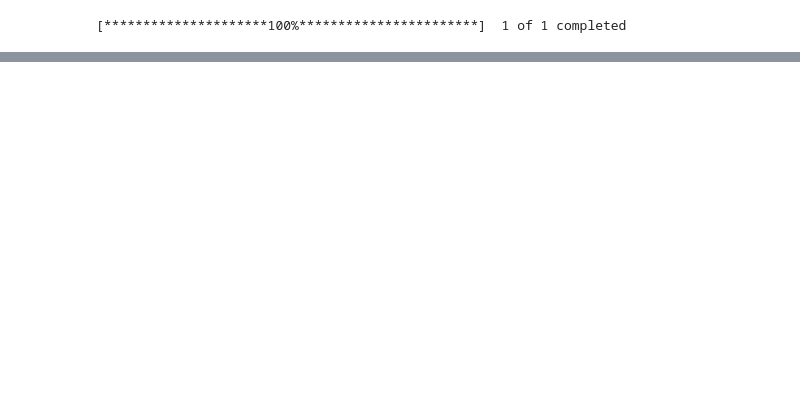
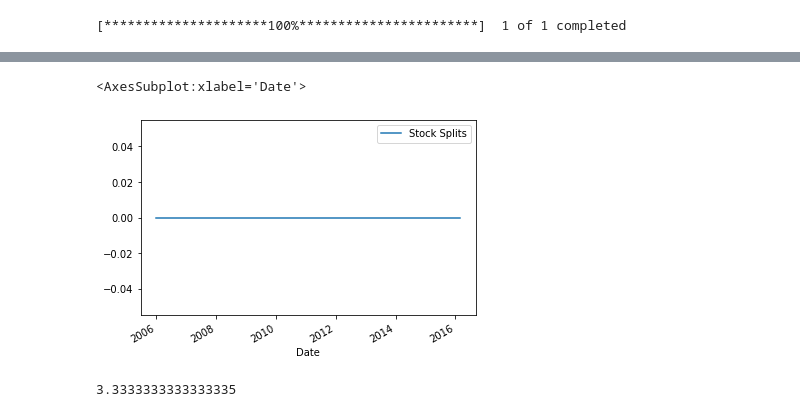
Before and after one commit to grkidwell/finance, a Jupyter notebook: single_ticker.ipynb, the cells around one changed output, grey strips where cells are left out. Drawn from its saved outputs; the diff is of its cells as text; code cells hidden in the pictures; blank space fills up the shorter version.

```diff
--- a/single_ticker.ipynb
+++ b/single_ticker.ipynb
@@ -59,0 +35,9 @@ stock.investment_data[['shares']].plot()
+# %%
+stock.investment_data[['Stock Splits']].plot()
+# %% [output]
+<AxesSubplot:xlabel='Date'>
+[figure, added]
+# %%
+1/.3
+# %% [output]
+3.3333333333333335
```
Also changed, not shown: parts of 8 cells of this notebook, 9 other files.
